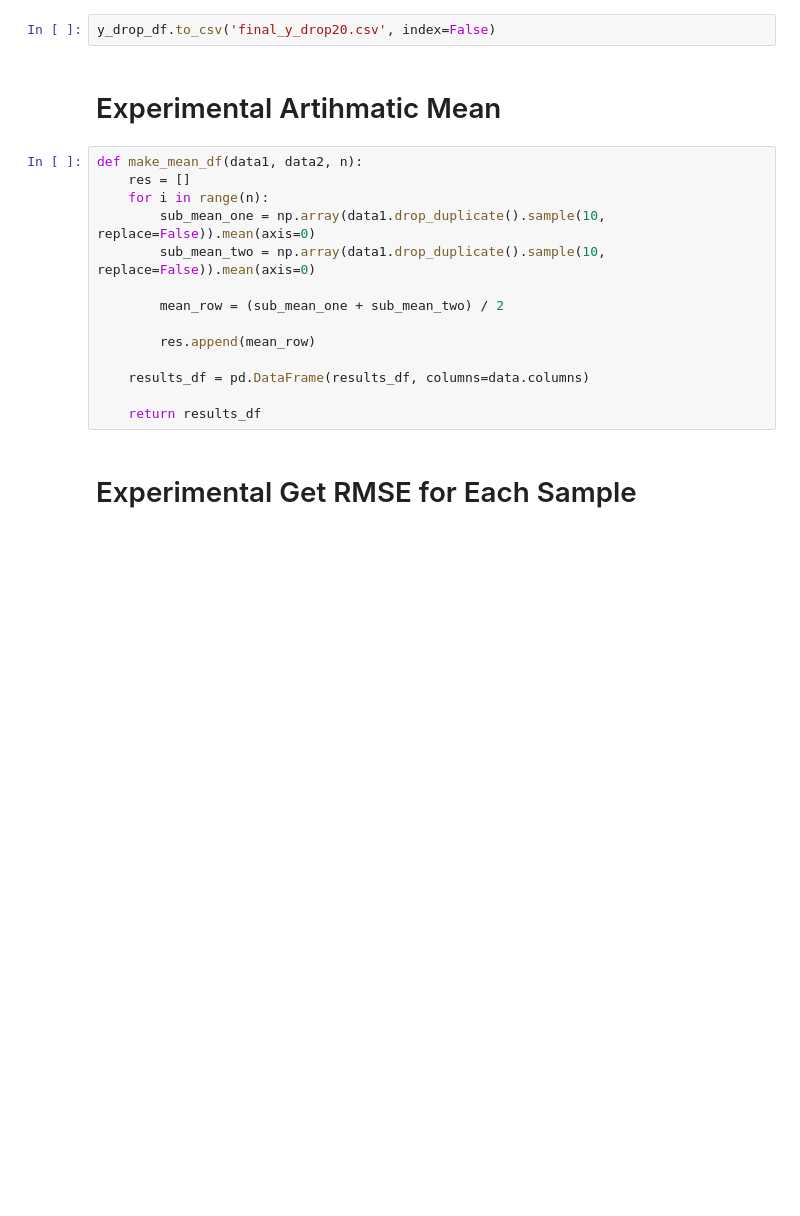
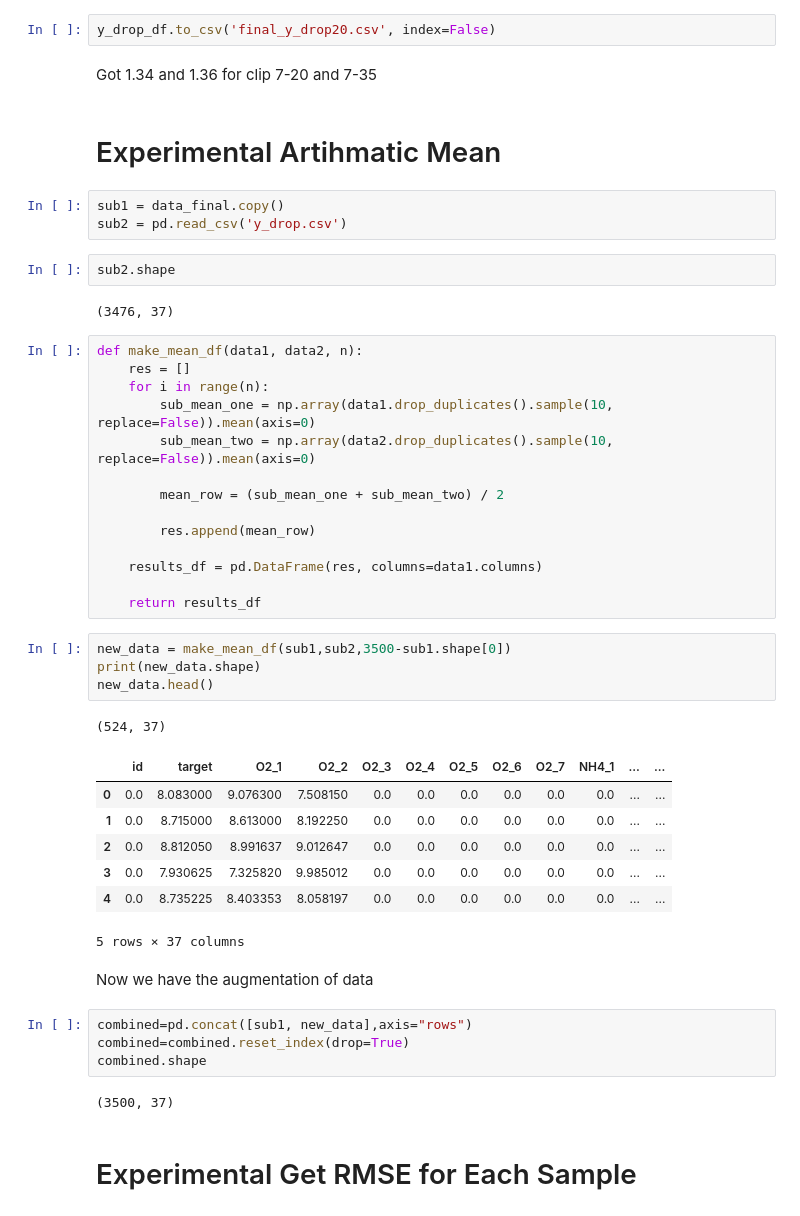
Before and after one commit to ameram/dissolved_o2_augmentation, a Jupyter notebook: playground_v8_final.ipynb, the cells around one changed output. Drawn from its saved outputs; the diff is of its cells as text; blank space fills up the shorter version.

```diff
--- a/playground_v8_final.ipynb
+++ b/playground_v8_final.ipynb
@@ -452,22 +469,52 @@ y_drop_df.shape
 (3246, 37)
 # %%
 y_drop_df.to_csv('final_y_drop20.csv', index=False)
+# %% [markdown]
+Got 1.34 and 1.36 for clip 7-20 and 7-35
 # %% [markdown]
 # Experimental Artihmatic Mean
+# %%
+sub1 = data_final.copy()
+sub2 = pd.read_csv('y_drop.csv')
+# %%
+sub2.shape
+# %% [output]
+(3476, 37)
 # %%
 def make_mean_df(data1, data2, n):
     res = []
     for i in range(n):
-        sub_mean_one = np.array(data1.drop_duplicate().sample(10, replace=False)).mean(axis=0)
-        sub_mean_two = np.array(data1.drop_duplicate().sample(10, replace=False)).mean(axis=0)
+        sub_mean_one = np.array(data1.drop_duplicates().sample(10, replace=False)).mean(axis=0)
+        sub_mean_two = np.array(data2.drop_duplicates().sample(10, replace=False)).mean(axis=0)
 
         mean_row = (sub_mean_one + sub_mean_two) / 2
 
         res.append(mean_row)
 
-    results_df = pd.DataFrame(results_df, columns=data.columns)
+    results_df = pd.DataFrame(res, columns=data1.columns)
 
     return results_df
+# %%
+new_data = make_mean_df(sub1,sub2,3500-sub1.shape[0])
+print(new_data.shape)
+new_data.head()
+# %% [output]
+(524, 37)
+|  | id | target | O2_1 | O2_2 | O2_3 | O2_4 | O2_5 | O2_6 | O2_7 | NH4_1 | ... | ... |
+| 0 | 0.0 | 8.083000 | 9.076300 | 7.508150 | 0.0 | 0.0 | 0.0 | 0.0 | 0.0 | 0.0 | ... | ... |
+| 1 | 0.0 | 8.715000 | 8.613000 | 8.192250 | 0.0 | 0.0 | 0.0 | 0.0 | 0.0 | 0.0 | ... | ... |
+| 2 | 0.0 | 8.812050 | 8.991637 | 9.012647 | 0.0 | 0.0 | 0.0 | 0.0 | 0.0 | 0.0 | ... | ... |
+| 3 | 0.0 | 7.930625 | 7.325820 | 9.985012 | 0.0 | 0.0 | 0.0 | 0.0 | 0.0 | 0.0 | ... | ... |
+| 4 | 0.0 | 8.735225 | 8.403353 | 8.058197 | 0.0 | 0.0 | 0.0 | 0.0 | 0.0 | 0.0 | ... | ... |
+5 rows × 37 columns
+# %% [markdown]
+Now we have the augmentation of data
+# %%
+combined=pd.concat([sub1, new_data],axis="rows")
+combined=combined.reset_index(drop=True)
+combined.shape
+# %% [output]
+(3500, 37)
 # %% [markdown]
 # Experimental Get RMSE for Each Sample
 # %%
```
Also changed, not shown: parts of 32 cells of this notebook.
